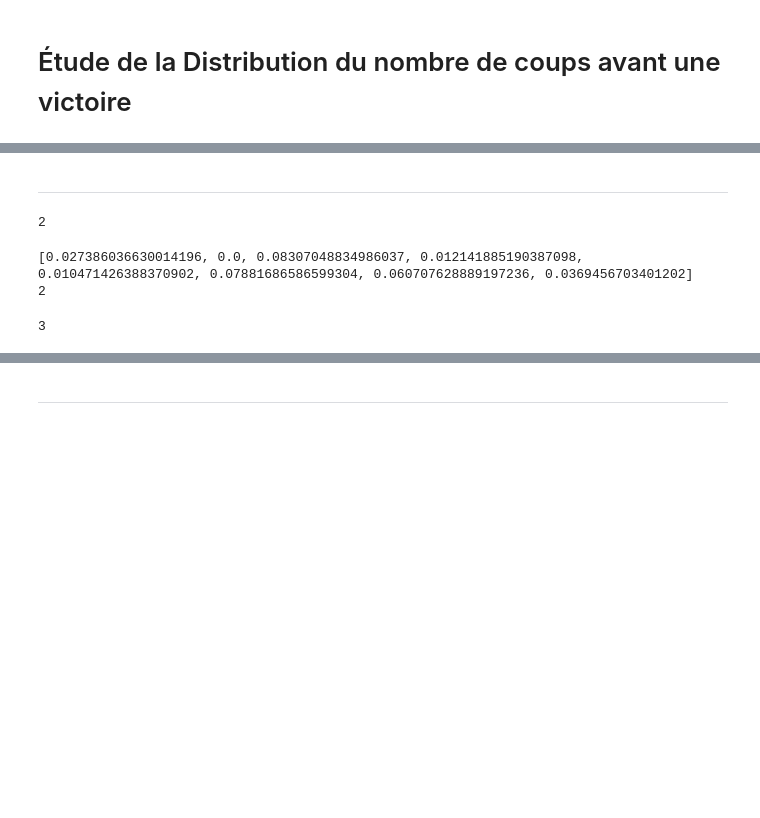
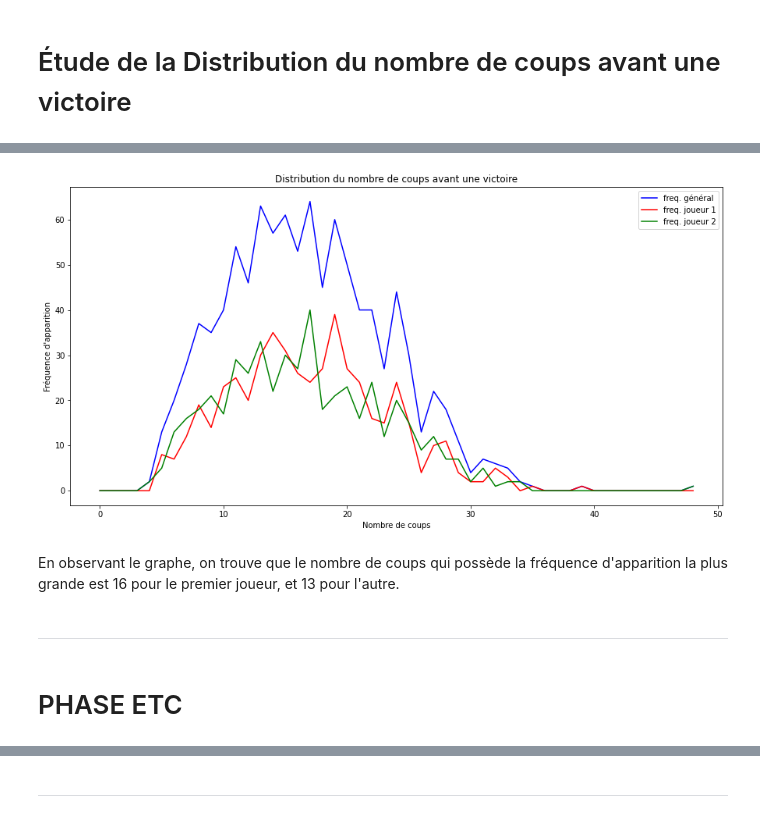
Before and after one commit to Meriadoc-gitgit/Bandits-Manchos-Simulation, a Jupyter notebook: puissance-4-game.ipynb, the cells around one changed output, grey strips where cells are left out. Drawn from its saved outputs; the diff is of its cells as text; code cells hidden in the pictures; blank space fills up the shorter version.

```diff
--- a/puissance-4-game.ipynb
+++ b/puissance-4-game.ipynb
@@ -217,5 +193,28 @@ Pour accéder au code plus concrète, les fichiers sources peuvent être retrouv
+# %%
+# Plot a line graph
+plt.figure(figsize=(15, 7.5))
+plt.grid()
+ax1 = plt.plot(df["value"],df["freq_move"],color="blue",label="freq. général")
+ax2 = plt.plot(df["value"],df["freq_1"],color="red",label="freq. joueur 1")
+ax3 = plt.plot(df["value"],df["freq_2"],color="green",label="freq. joueur 2")
+
+plt.legend()
+
+plt.xlabel("Nombre de coups")
+plt.ylabel("Fréquence d'apparition")
+plt.title("Distribution du nombre de coups avant une victoire")
+plt.grid()
+
+# Sauvegarder le graph sous forme PNG
+#plt.savefig("binomial_dist_nb_coups_classified.jpg")
+# %% [output]
+[figure, added]
+# %% [markdown]
+En observant le graphe, on trouve que le nombre de coups qui possède la fréquence d'apparition la plus grande est 16 pour le premier joueur, et 13 pour l'autre.
 # %% [markdown]
 ---
+# %% [markdown]
+# PHASE ETC
 # %%
 # Import necessary libraries
 from monte_carlo import *
@@ -232,16 +230,0 @@ mpl.rcParams['figure.figsize'] = (15, 8)
-# %%
-strategy = [0.5, 0.5, 0.5, 0.5, 0.5, 0.5, 0.5, 0.5]
-
-gr = BDMC(P,1)
-gr.greedy(strategy,50)
-# %% [output]
-2
-# %%
-print(gr.epsilon_greedy(strategy, 50))
-# %% [output]
-[0.027386036630014196, 0.0, 0.08307048834986037, 0.012141885190387098, 0.010471426388370902, 0.07881686586599304, 0.060707628889197236, 0.0369456703401202]
-2
-# %%
-gr.UCB(strategy, [14,16,3,5,1,76,14,12])
-# %% [output]
-3
```
Also changed, not shown: parts of 15 cells of this notebook, 6 other files.
